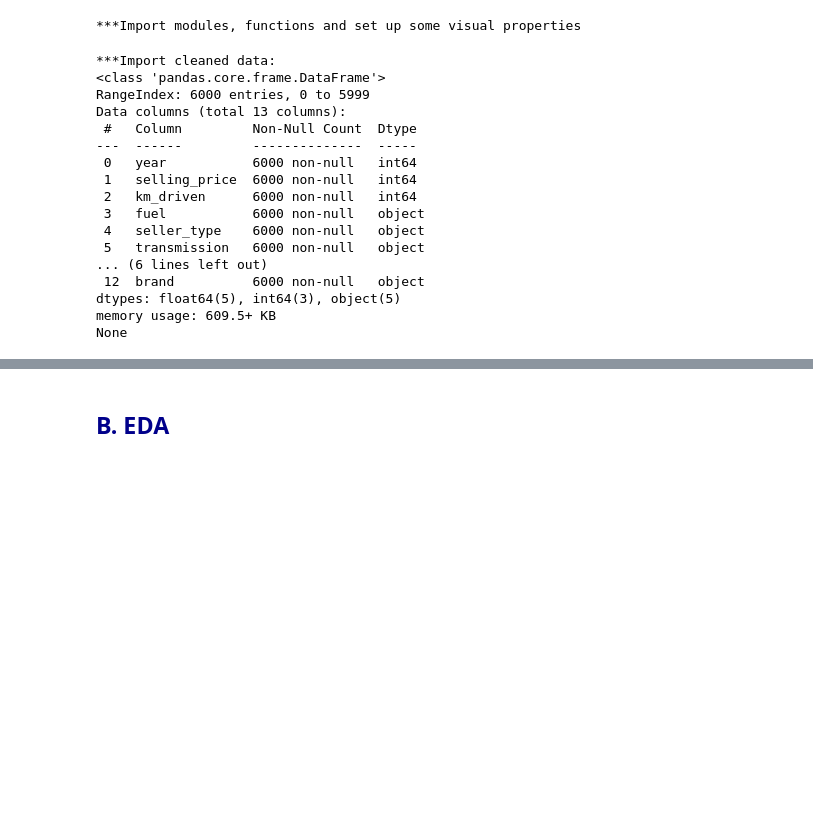
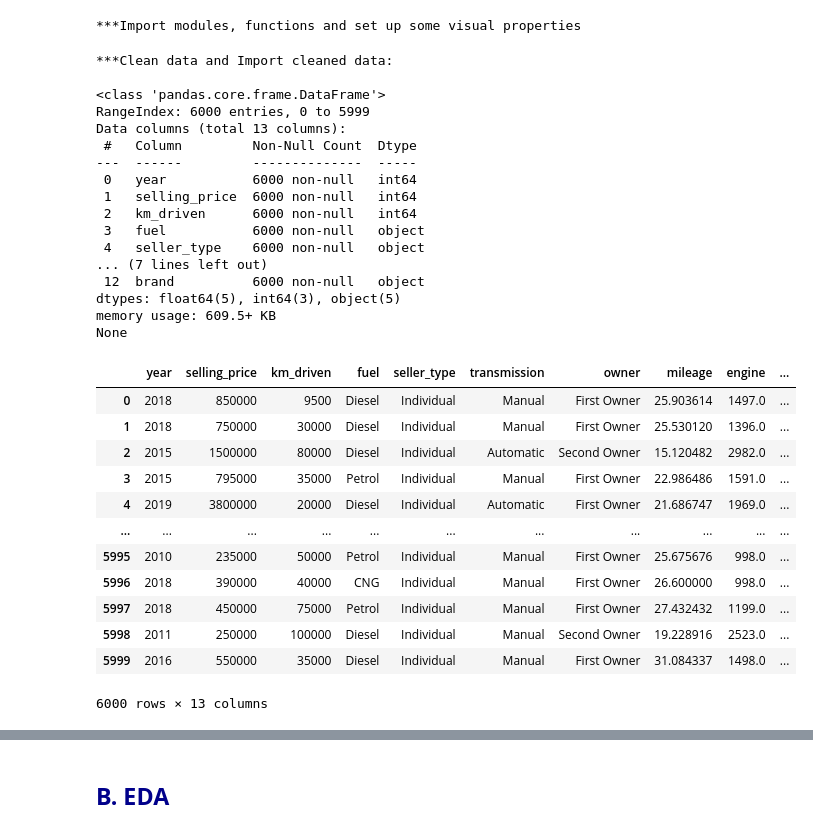
Before and after one commit to Polymeowial/car-price-prediction, a Jupyter notebook: Modeling.ipynb, the cells around one changed output, grey strips where cells are left out. Drawn from its saved outputs; the diff is of its cells as text; code cells hidden in the pictures; blank space fills up the shorter version.

```diff
--- a/Modeling.ipynb
+++ b/Modeling.ipynb
@@ -49,39 +49,53 @@ mpl.rcParams['font.family'] = "sans-serif"
 # %% [output]
 ***Import modules, functions and set up some visual properties
 # %%
-print("***Import cleaned data:")
+print("***Clean data and Import cleaned data:\n")
 
 import subprocess
 subprocess.run([
     "jupyter", "nbconvert",
     "--to", "notebook",
     "--execute",
     "--inplace",
     "--ExecutePreprocessor.timeout=600",
     "--log-level=ERROR",
     "Preprocessing/Data_Cleaning.ipynb"
 ])
 
 data = pd.read_csv("Preprocessing/cleaned_data.csv")
 print(data.info())
+data
 # %% [output]
-***Import cleaned data:
+***Clean data and Import cleaned data:
+
 <class 'pandas.core.frame.DataFrame'>
 RangeIndex: 6000 entries, 0 to 5999
 Data columns (total 13 columns):
  #   Column         Non-Null Count  Dtype
 ---  ------         --------------  -----
  0   year           6000 non-null   int64
  1   selling_price  6000 non-null   int64
  2   km_driven      6000 non-null   int64
  3   fuel           6000 non-null   object
  4   seller_type    6000 non-null   object
- 5   transmission   6000 non-null   object
-... (6 lines left out)
+... (7 lines left out)
  12  brand          6000 non-null   object
 dtypes: float64(5), int64(3), object(5)
 memory usage: 609.5+ KB
 None
+|  | year | selling_price | km_driven | fuel | seller_type | transmission | owner | mileage | engine | ... |
+| 0 | 2018 | 850000 | 9500 | Diesel | Individual | Manual | First Owner | 25.903614 | 1497.0 | ... |
+| 1 | 2018 | 750000 | 30000 | Diesel | Individual | Manual | First Owner | 25.530120 | 1396.0 | ... |
+| 2 | 2015 | 1500000 | 80000 | Diesel | Individual | Automatic | Second Owner | 15.120482 | 2982.0 | ... |
+| 3 | 2015 | 795000 | 35000 | Petrol | Individual | Manual | First Owner | 22.986486 | 1591.0 | ... |
+| 4 | 2019 | 3800000 | 20000 | Diesel | Individual | Automatic | First Owner | 21.686747 | 1969.0 | ... |
+| ... | ... | ... | ... | ... | ... | ... | ... | ... | ... | ... |
+| 5995 | 2010 | 235000 | 50000 | Petrol | Individual | Manual | First Owner | 25.675676 | 998.0 | ... |
+| 5996 | 2018 | 390000 | 40000 | CNG | Individual | Manual | First Owner | 26.600000 | 998.0 | ... |
+| 5997 | 2018 | 450000 | 75000 | Petrol | Individual | Manual | First Owner | 27.432432 | 1199.0 | ... |
+| 5998 | 2011 | 250000 | 100000 | Diesel | Individual | Manual | Second Owner | 19.228916 | 2523.0 | ... |
+| 5999 | 2016 | 550000 | 35000 | Diesel | Individual | Manual | First Owner | 31.084337 | 1498.0 | ... |
+6000 rows × 13 columns
 # %%
 print("***Split data into train and test set:")
 X_train, X_test, y_train, y_test = train_test_split(data.drop(columns=['selling_price']), data.selling_price, test_size=0.2, random_state=222)
```
Also changed, not shown: parts of 2 cells of this notebook, 1 other file.
